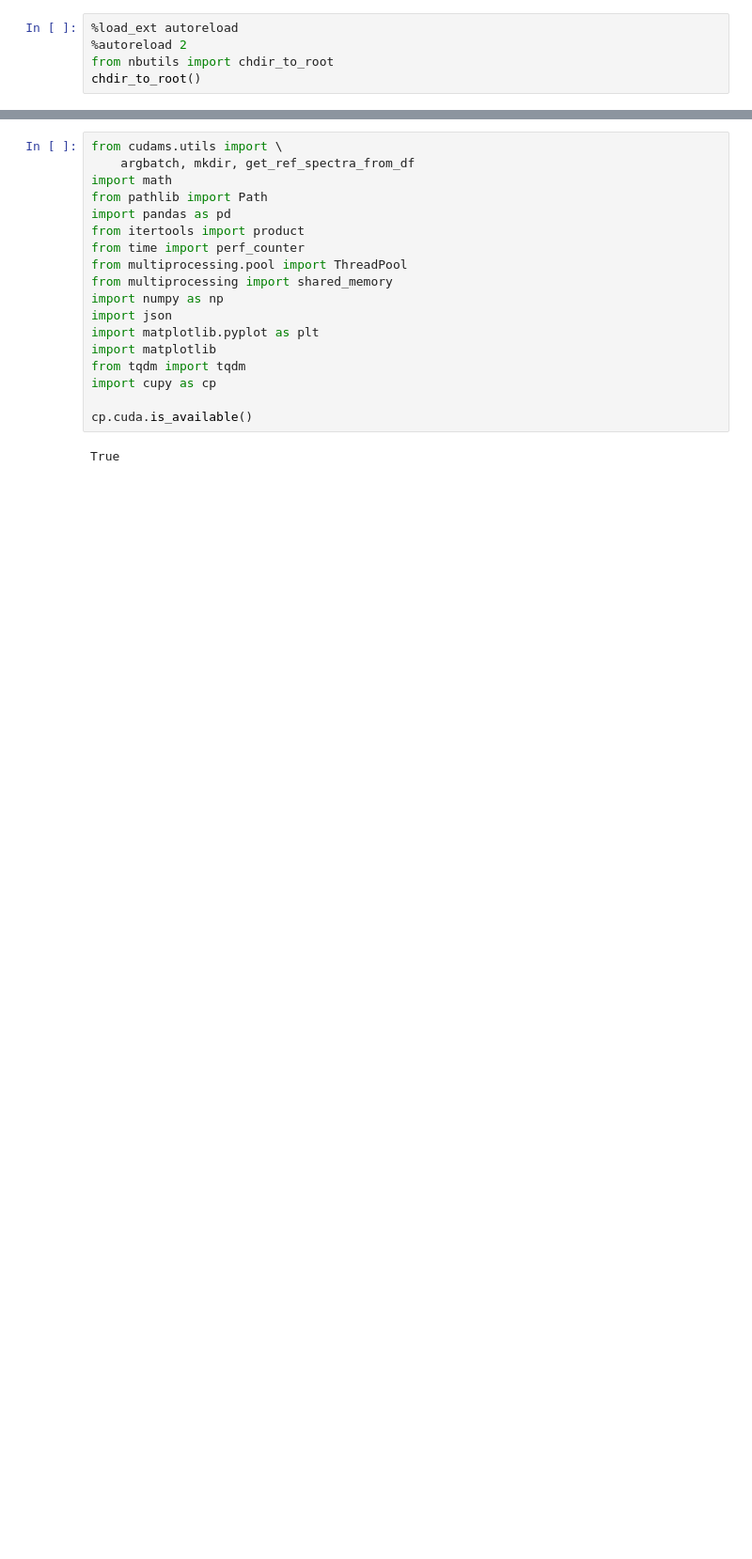
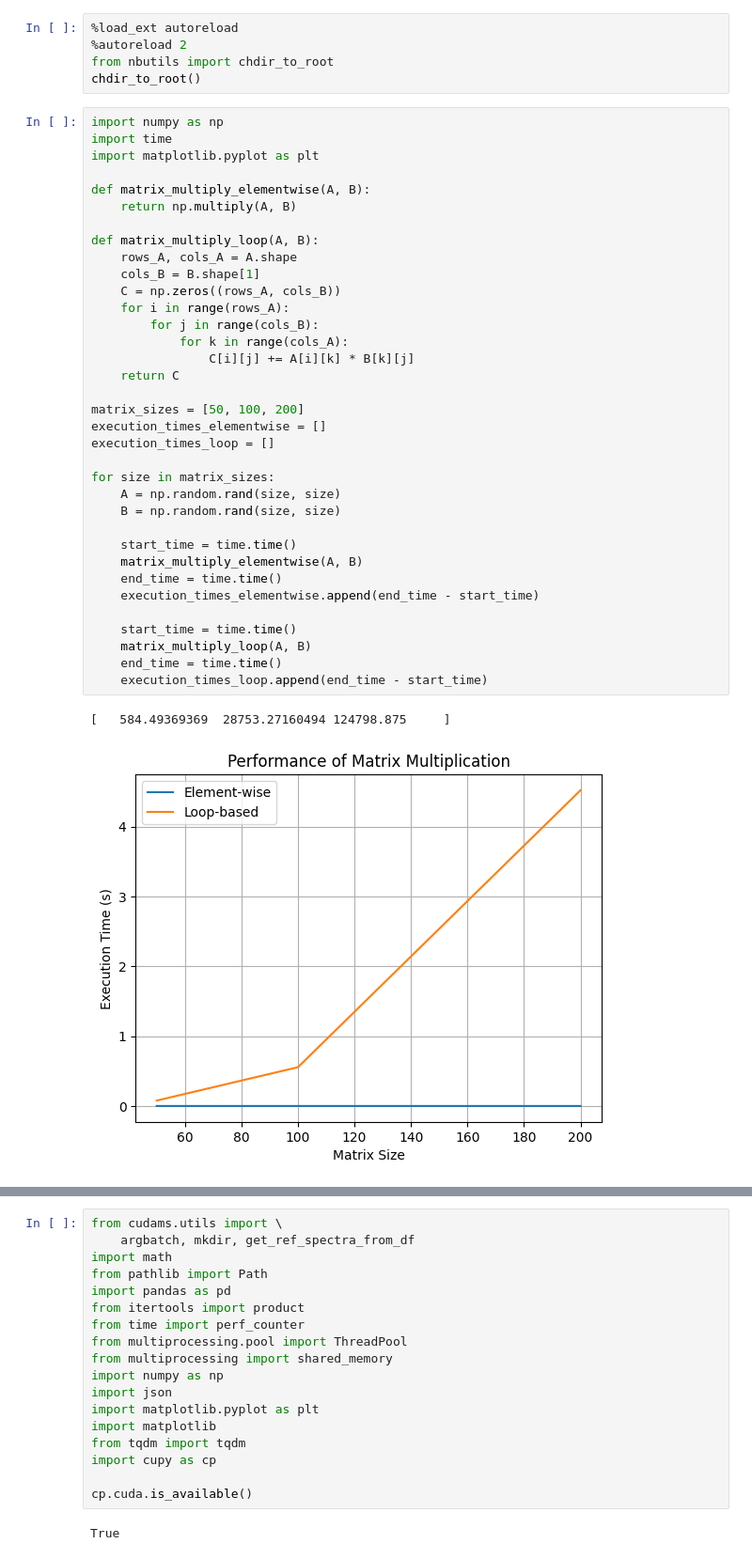
Before and after one commit to tornikeo/cosine-similarity, a Jupyter notebook: notebooks/performance/performance_cupy_sparse.ipynb, the cells around one changed output, grey strips where cells are left out. Shown at 94% size. Drawn from its saved outputs; the diff is of its cells as text; blank space fills up the shorter version.

```diff
--- a/notebooks/performance/performance_cupy_sparse.ipynb
+++ b/notebooks/performance/performance_cupy_sparse.ipynb
@@ -3,3 +3,41 @@
 %autoreload 2
 from nbutils import chdir_to_root
 chdir_to_root()
+# %%
+import numpy as np
+import time
+import matplotlib.pyplot as plt
+
+def matrix_multiply_elementwise(A, B):
+    return np.multiply(A, B)
+
+def matrix_multiply_loop(A, B):
+    rows_A, cols_A = A.shape
+    cols_B = B.shape[1]
+    C = np.zeros((rows_A, cols_B))
+    for i in range(rows_A):
+        for j in range(cols_B):
+            for k in range(cols_A):
+                C[i][j] += A[i][k] * B[k][j]
+    return C
+
+matrix_sizes = [50, 100, 200]
+execution_times_elementwise = []
+execution_times_loop = []
+
+for size in matrix_sizes:
+    A = np.random.rand(size, size)
+    B = np.random.rand(size, size)
+
+    start_time = time.time()
+    matrix_multiply_elementwise(A, B)
+    end_time = time.time()
+    execution_times_elementwise.append(end_time - start_time)
+
+    start_time = time.time()
+    matrix_multiply_loop(A, B)
+    end_time = time.time()
+    execution_times_loop.append(end_time - start_time)
+# %% [output]
+[   584.49369369  28753.27160494 124798.875     ]
+[figure, added]
```
Also changed, not shown: parts of 1 cell of this notebook, 3 other files.
